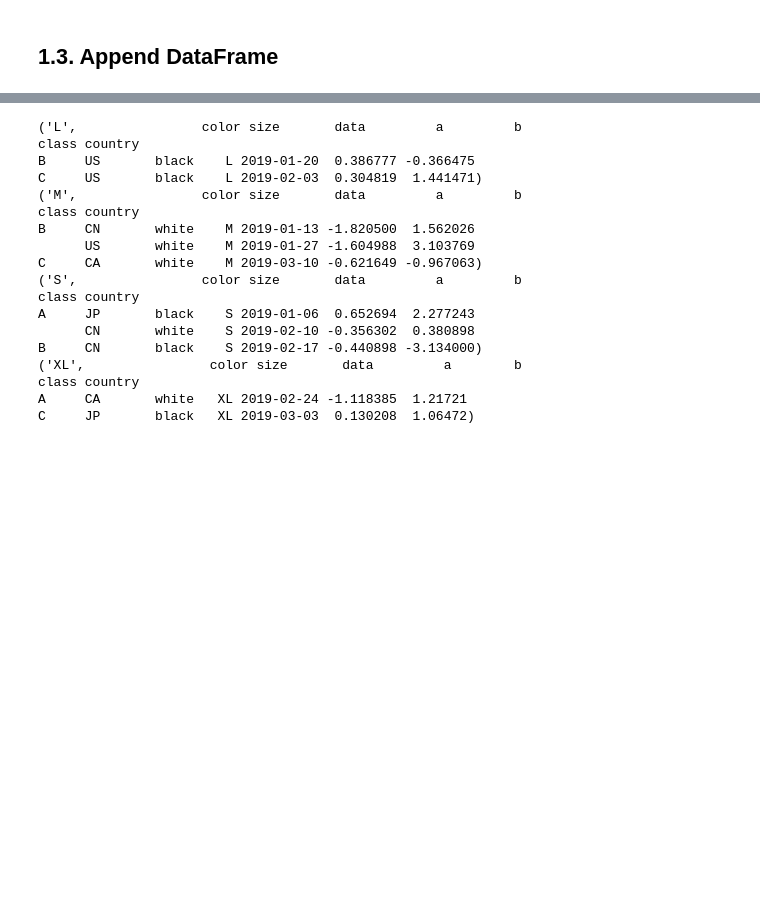
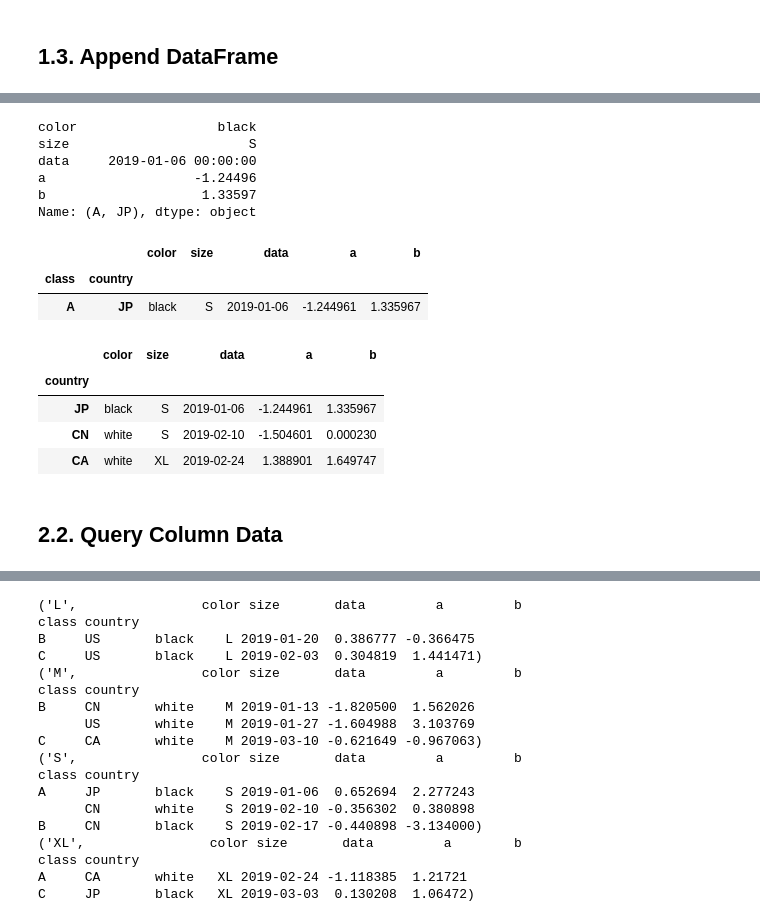
Before and after one commit to Jay4869/Data-Science, a Jupyter notebook: Python/Pandas Notes.ipynb, the cells around one changed output, grey strips where cells are left out. Saved outputs shown, nothing was run; the diff lists cells and outputs as text; code cells hidden in the pictures; blank space fills up the shorter version.

```diff
--- a/Python/Pandas Notes.ipynb
+++ b/Python/Pandas Notes.ipynb
@@ -84,0 +91,28 @@ pd.concat([df2, pd.DataFrame(temp)], ignore_index=True)
+# %%
+# select row by index, return Series
+df.iloc[0]
+# %% [output]
+color                  black
+size                       S
+data     2019-01-06 00:00:00
+a                   -1.24496
+b                    1.33597
+Name: (A, JP), dtype: object
+# %%
+# select row by index, return dataframe
+df.iloc[[0]]
+# %% [output]
+|  |  | color | size | data | a | b |
+| class | country |  |  |  |  |  |
+| A | JP | black | S | 2019-01-06 | -1.244961 | 1.335967 |
+# %%
+# select row by name, return dataframe
+df.loc['A']
+# %% [output]
+|  | color | size | data | a | b |
+| country |  |  |  |  |  |
+| JP | black | S | 2019-01-06 | -1.244961 | 1.335967 |
+| CN | white | S | 2019-02-10 | -1.504601 | 0.000230 |
+| CA | white | XL | 2019-02-24 | 1.388901 | 1.649747 |
+# %% [markdown]
+## 2.2. Query Column Data
```
Also changed, not shown: parts of 17 cells of this notebook.
